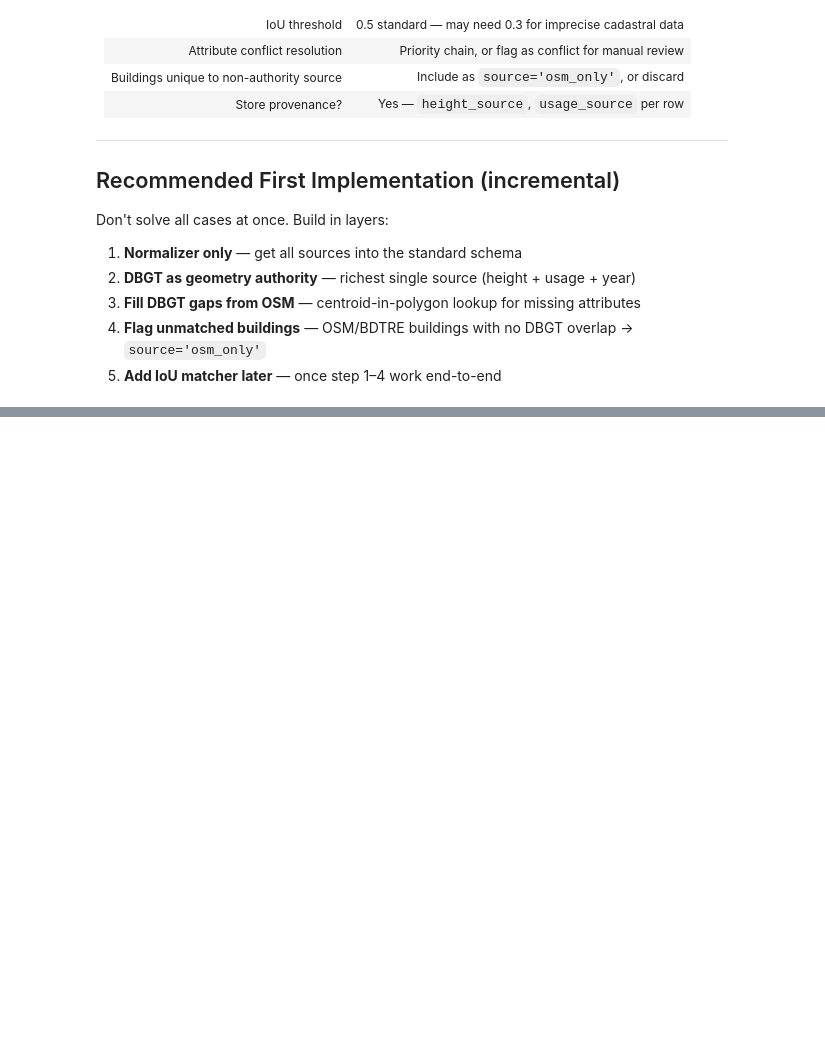
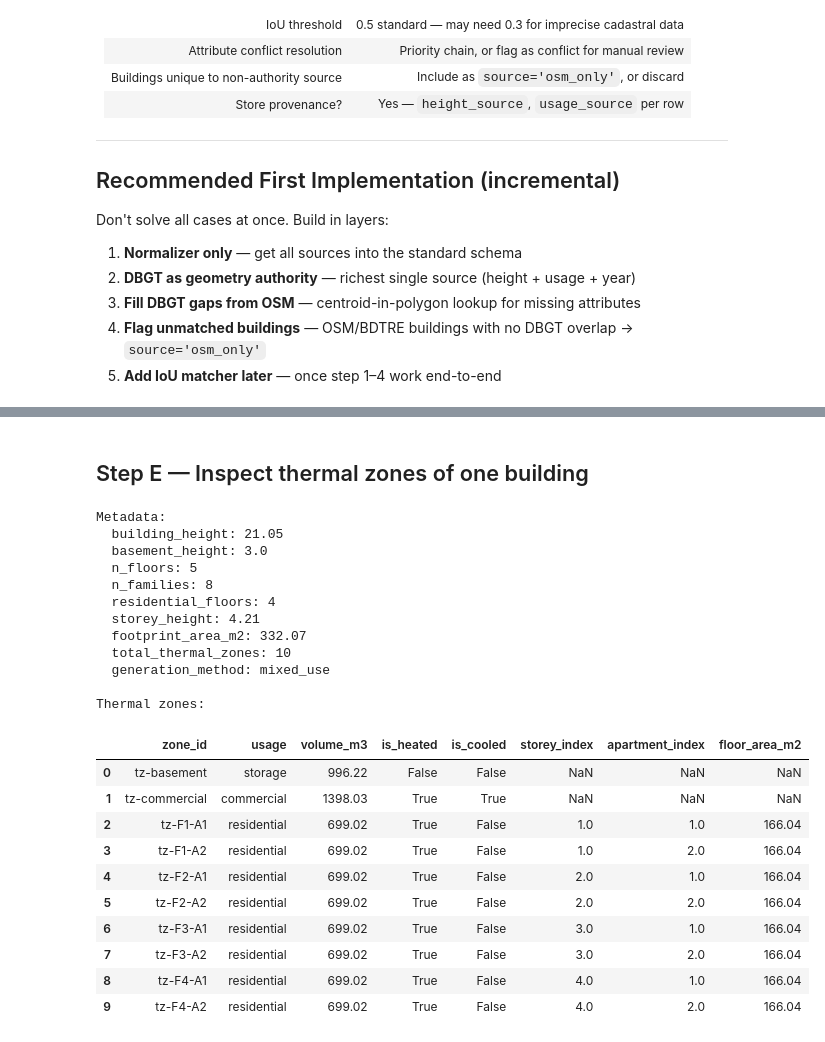
Before and after one commit to energycenterlab/CIM_wizard, a Jupyter notebook: cim_wizard_integrated_2026/logic/logic_baseline.ipynb, the cells around one changed output, grey strips where cells are left out. Cells and saved outputs as stored; diff of their text form; code cells hidden in the pictures; blank space fills up the shorter version.

```diff
--- a/cim_wizard_integrated_2026/logic/logic_baseline.ipynb
+++ b/cim_wizard_integrated_2026/logic/logic_baseline.ipynb
@@ -757,0 +1468,28 @@ Don't solve all cases at once. Build in layers:
+# %%
+from shapely.geometry import mapping
+
+lod12_results = []
+
+for idx, row in subset_utm.iterrows():
+
+    # Convert Shapely Polygon -> GeoJSON-style dict
+    geometry = mapping(row.geometry)
+
+    height   = row["height_m"]
+    n_floors = int(row["n_floors"])
+
+    # Estimate families: 2 apartments per residential floor
+    n_families = max(1, (n_floors - 1)) * 2
+
+    result = generate_lod12_mixed_use(geometry, height, n_floors, n_families)
+
+    if result is not None:
+        result["building_id"] = idx
+        result["row"] = row
+        lod12_results.append(result)
+
+print(f"LoD 1.2 generated for {len(lod12_results)} buildings")
+
+sample = lod12_results[0]
+print("Sample metadata:", sample["metadata"])
+print("Thermal zones:", [tz["zone_id"] for tz in sample["thermal_zones"]])
@@ -757,0 +1599,41 @@ Don't solve all cases at once. Build in layers:
+# %% [markdown]
+## Step E — Inspect thermal zones of one building
+# %%
+import pandas as pd
+
+# Pick a building by list index
+building_index = 50
+bld = lod12_results[building_index]
+
+print("Metadata:")
+for k, v in bld['metadata'].items():
+    print(f"  {k}: {v}")
+
+print()
+tz_df = pd.DataFrame(bld['thermal_zones'])
+print("Thermal zones:")
+tz_df
+# %% [output]
+Metadata:
+  building_height: 21.05
+  basement_height: 3.0
+  n_floors: 5
+  n_families: 8
+  residential_floors: 4
+  storey_height: 4.21
+  footprint_area_m2: 332.07
+  total_thermal_zones: 10
+  generation_method: mixed_use
+
+Thermal zones:
+|  | zone_id | usage | volume_m3 | is_heated | is_cooled | storey_index | apartment_index | floor_area_m2 |
+| 0 | tz-basement | storage | 996.22 | False | False | NaN | NaN | NaN |
+| 1 | tz-commercial | commercial | 1398.03 | True | True | NaN | NaN | NaN |
+| 2 | tz-F1-A1 | residential | 699.02 | True | False | 1.0 | 1.0 | 166.04 |
+| 3 | tz-F1-A2 | residential | 699.02 | True | False | 1.0 | 2.0 | 166.04 |
+| 4 | tz-F2-A1 | residential | 699.02 | True | False | 2.0 | 1.0 | 166.04 |
+| 5 | tz-F2-A2 | residential | 699.02 | True | False | 2.0 | 2.0 | 166.04 |
+| 6 | tz-F3-A1 | residential | 699.02 | True | False | 3.0 | 1.0 | 166.04 |
+| 7 | tz-F3-A2 | residential | 699.02 | True | False | 3.0 | 2.0 | 166.04 |
+| 8 | tz-F4-A1 | residential | 699.02 | True | False | 4.0 | 1.0 | 166.04 |
+| 9 | tz-F4-A2 | residential | 699.02 | True | False | 4.0 | 2.0 | 166.04 |
```
Also changed, not shown: parts of 48 cells of this notebook.
